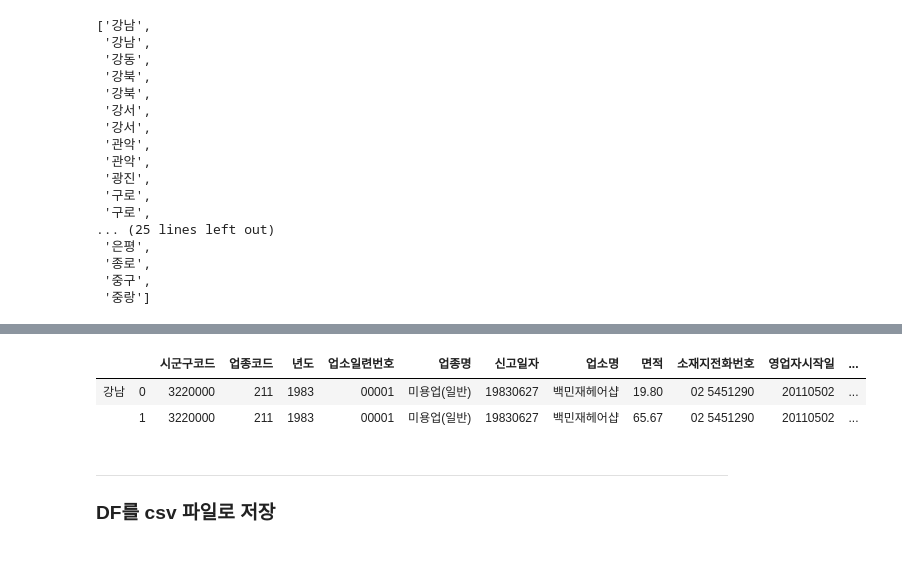
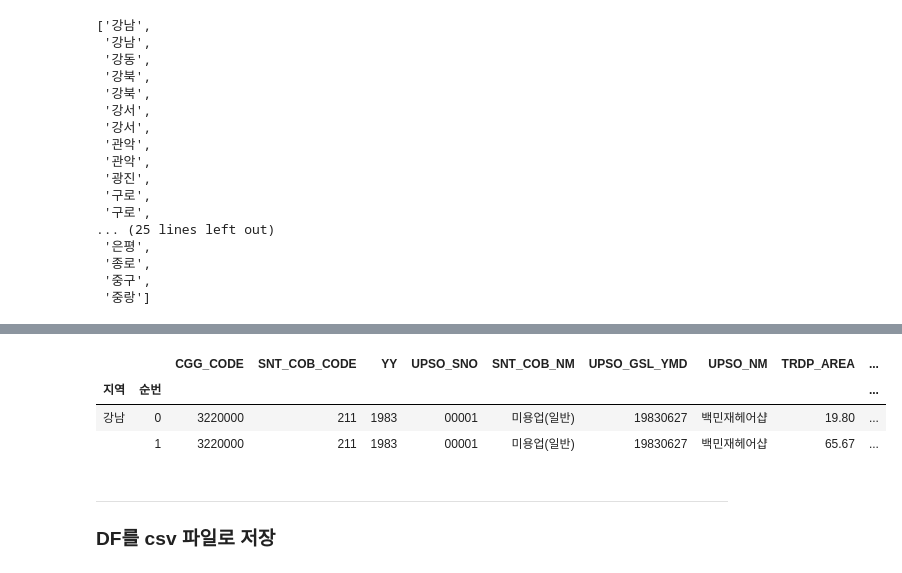
Before and after one commit to DongWon-Sehr/project_marytalk, a Jupyter notebook: dataset/서울시 미용실 데이터 API 호출 및 CSV 저장.ipynb, the cells around one changed output, grey strips where cells are left out. Saved outputs shown, nothing was run; the diff lists cells and outputs as text; code cells hidden in the pictures.

```diff
--- a/dataset/서울시 미용실 데이터 API 호출 및 CSV 저장.ipynb
+++ b/dataset/서울시 미용실 데이터 API 호출 및 CSV 저장.ipynb
@@ -480,11 +392,12 @@ col_dict
-# %%
-# 컬럼명 변경하기
-df_all.rename(columns=col_dict, inplace=True)
-df_all.head(2)
-# %% [output]
-|  |  | 시군구코드 | 업종코드 | 년도 | 업소일련번호 | 업종명 | 신고일자 | 업소명 | 면적 | 소재지전화번호 | 영업자시작일 | ... |
-| 강남 | 0 | 3220000 | 211 | 1983 | 00001 | 미용업(일반) | 19830627 | 백민재헤어샵 | 19.80 | 02 5451290 | 20110502 | ... |
-|  | 1 | 3220000 | 211 | 1983 | 00001 | 미용업(일반) | 19830627 | 백민재헤어샵 | 65.67 | 02 5451290 | 20110502 | ... |
+# %%
+# 인덱스에 인덱스명 주기
+df_all.index.names=['지역', '순번']
+df_all.head(2)
+# %% [output]
+|  |  | CGG_CODE | SNT_COB_CODE | YY | UPSO_SNO | SNT_COB_NM | UPSO_GSL_YMD | UPSO_NM | TRDP_AREA | ... |
+| 지역 | 순번 |  |  |  |  |  |  |  |  | ... |
+| 강남 | 0 | 3220000 | 211 | 1983 | 00001 | 미용업(일반) | 19830627 | 백민재헤어샵 | 19.80 | ... |
+|  | 1 | 3220000 | 211 | 1983 | 00001 | 미용업(일반) | 19830627 | 백민재헤어샵 | 65.67 | ... |
 # %% [markdown]
 ---
 ### DF를 csv 파일로 저장
```
Also changed, not shown: parts of 21 cells of this notebook.
